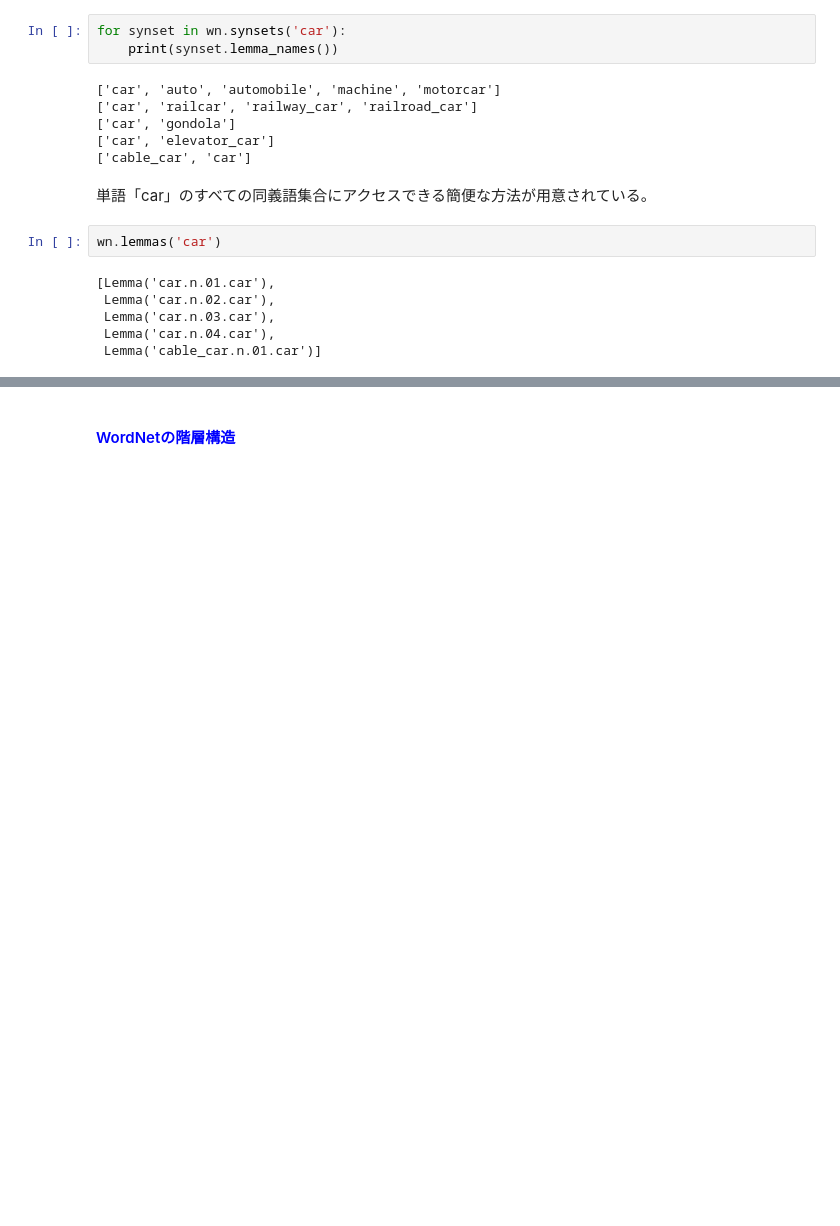
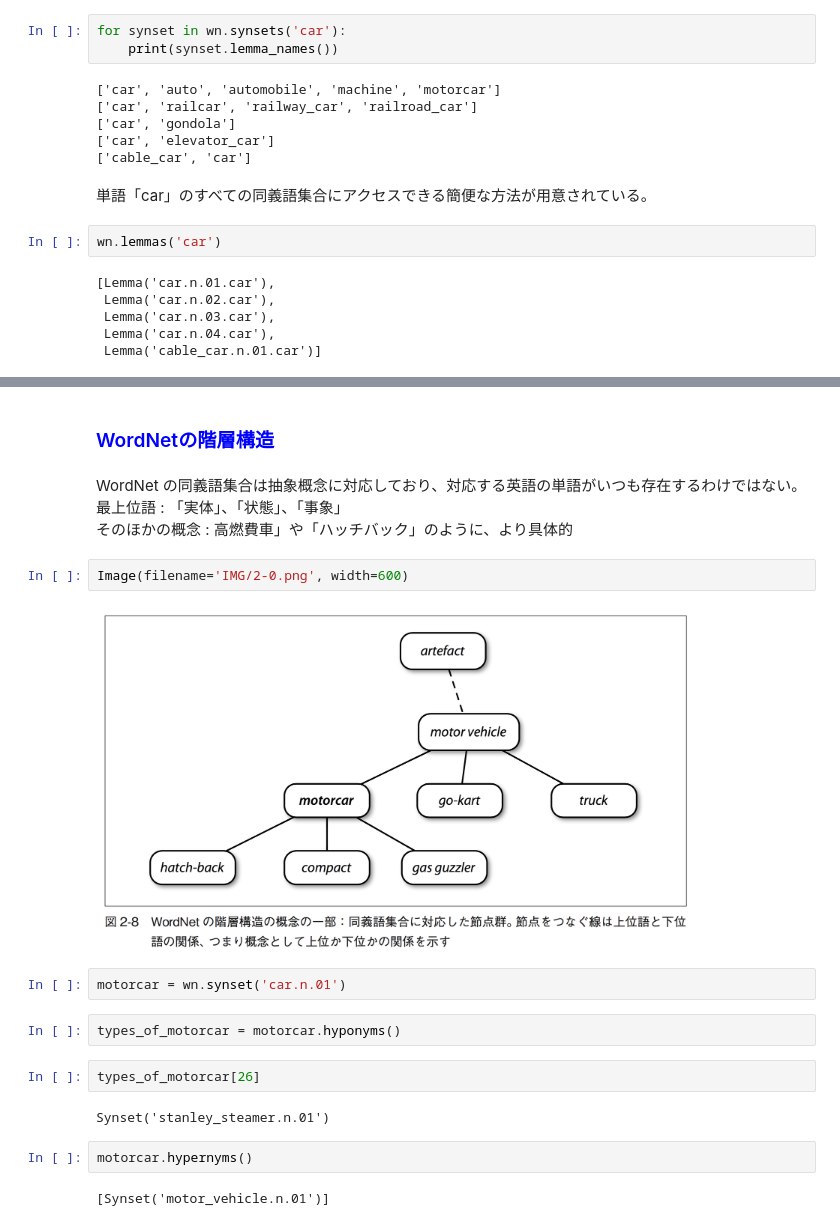
Before and after one commit to TakanoriHasebe/analyzing-text-with-nltk, a Jupyter notebook: テキストコーパスと 語彙資源へのアクセス.ipynb, the cells around one changed output, grey strips where cells are left out. Saved outputs shown, nothing was run; the diff lists cells and outputs as text; blank space fills up the shorter version.

```diff
--- a/テキストコーパスと 語彙資源へのアクセス.ipynb
+++ b/テキストコーパスと 語彙資源へのアクセス.ipynb
@@ -1223,2 +1248,22 @@ wn.lemmas('car')
 # %% [markdown]
-#### <font color='blue'>WordNetの階層構造</font>
+### <font color='blue'>WordNetの階層構造</font>
+# %% [markdown]
+WordNet の同義語集合は抽象概念に対応しており、対応する英語の単語がいつも存在するわけではない。<br>
+最上位語 : 「実体」、「状態」、「事象」<br>
+そのほかの概念 : 高燃費車」や「ハッチバック」のように、より具体的<br>
+# %%
+Image(filename='IMG/2-0.png', width=600)
+# %% [output]
+[figure, added]
+# %%
+motorcar = wn.synset('car.n.01')
+# %%
+types_of_motorcar = motorcar.hyponyms()
+# %%
+types_of_motorcar[26]
+# %% [output]
+Synset('stanley_steamer.n.01')
+# %%
+motorcar.hypernyms()
+# %% [output]
+[Synset('motor_vehicle.n.01')]
```
Also changed, not shown: parts of 59 cells of this notebook, 1 other file.
